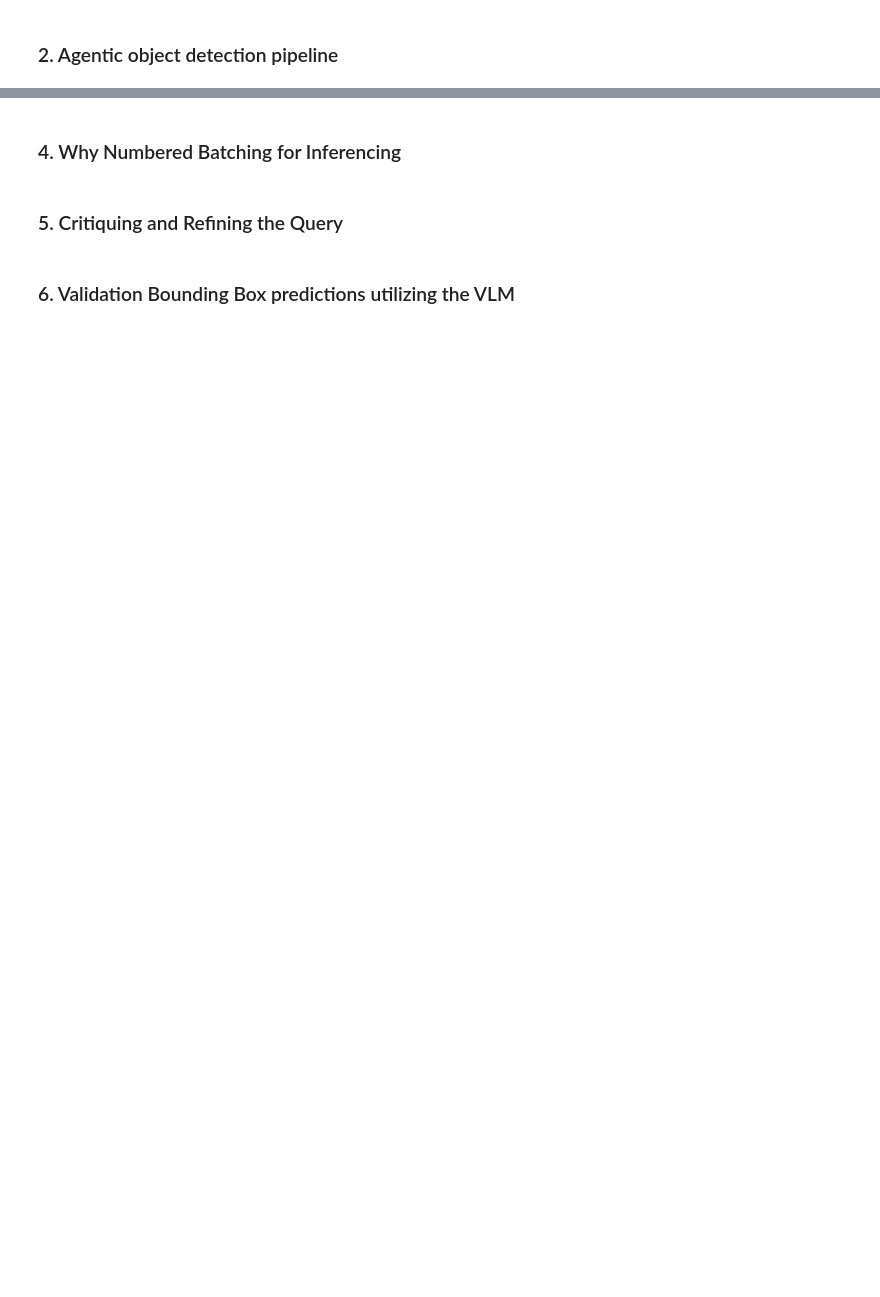
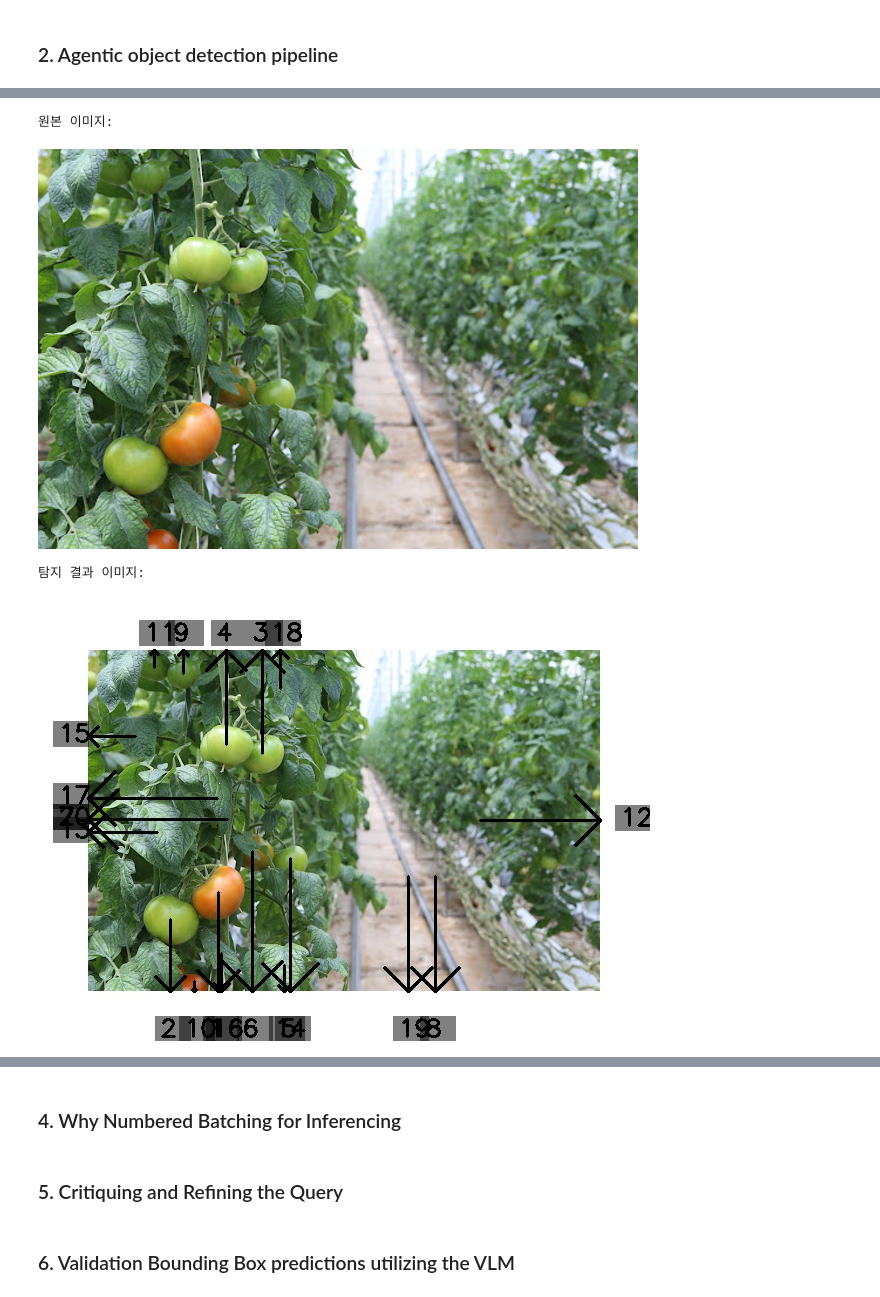
Before and after one commit to hjjjgoh/agentic-object-detection, a Jupyter notebook: notebook/practice.ipynb, the cells around one changed output, grey strips where cells are left out. Drawn from its saved outputs; the diff is of its cells as text; code cells hidden in the pictures; blank space fills up the shorter version.

```diff
--- a/notebook/practice.ipynb
+++ b/notebook/practice.ipynb
@@ -196,0 +414,21 @@ print()
+# %%
+# === Object Detection ===
+image_path = r"C:\Users\KIST\agentic-object-detection\data\image1.jpg"
+
+# 사용자 요청에서 객체 추출 (VLM 사용)
+user_request = "Detect all objects in this image"
+objects_to_detect = vlm_tool.extract_objects_from_request(image_path, user_request)
+print(f" List of Object: {objects_to_detect}")
+print()
+
+# detection
+detected_objects, labeled_image_path = detector._run_detector(image_path, objects_to_detect)
+print(f"🎯 Number of detected object: {len(detected_objects)}")
+print(f"📁 Labeled image: {labeled_image_path}")
+print()
+
+# reult
+print("상세 결과:")
+for num, label_idx, bbox in detected_objects:
+    x1, y1, x2, y2 = bbox
+    print(f"  [{num}] 레이블: {label_idx}, 위치: ({x1:.1f}, {y1:.1f}, {x2:.1f}, {y2:.1f})")
@@ -196,0 +453,20 @@ print()
+# %%
+# === 결과 이미지 표시 ===
+
+from PIL import Image
+from IPython.display import display
+
+# 원본 이미지
+print("원본 이미지:")
+original_img = Image.open(image_path)
+display(original_img.resize((600, 400)))
+
+# 탐지 결과 이미지
+print("\n탐지 결과 이미지:")
+labeled_img = Image.open(labeled_image_path)
+display(labeled_img)
+# %% [output]
+원본 이미지:
+[figure, added]
+탐지 결과 이미지:
+[figure, added]
```
Also changed, not shown: parts of 18 cells of this notebook, 11 other files.
